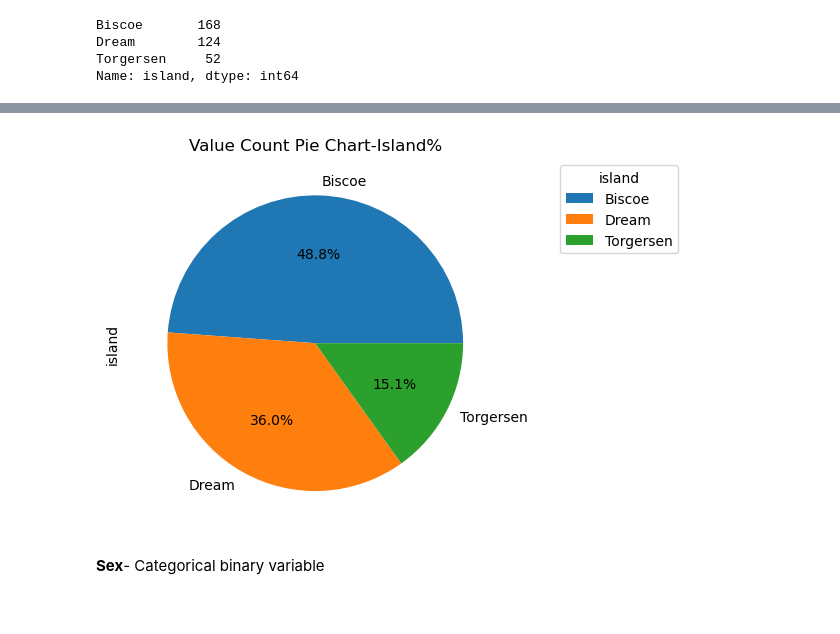
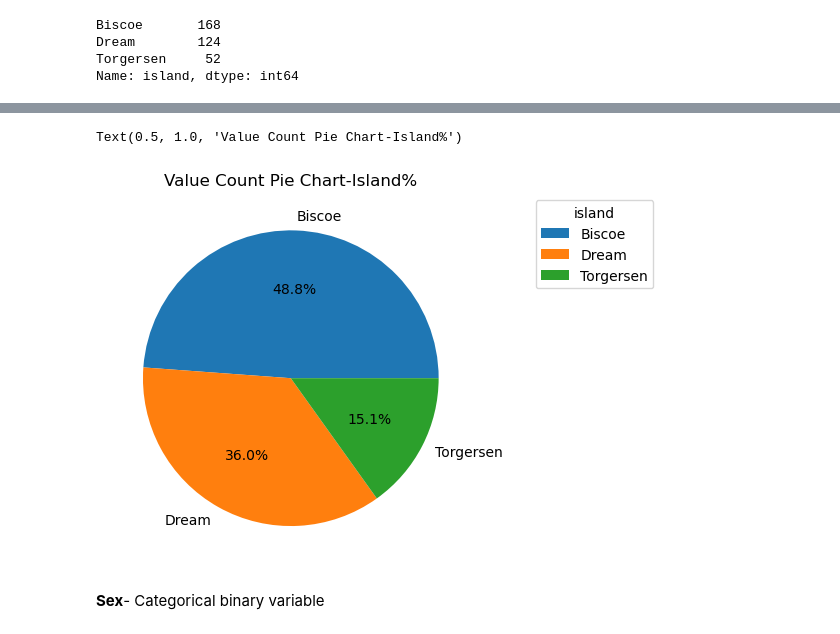
Before and after one commit to OlgaKnut/fundamentals-of-data-analysis-project, a Jupyter notebook: tasks.ipynb, the cells around one changed output, grey strips where cells are left out. Saved outputs shown, nothing was run; the diff lists cells and outputs as text; code cells hidden in the pictures.

```diff
--- a/tasks.ipynb
+++ b/tasks.ipynb
@@ -223,13 +222,12 @@ plt.show()
 # %%
 ax=penguins_df['island'].value_counts().plot(kind='pie',autopct='%1.1f%%')
 
 ax.legend( title="island", loc="best", bbox_to_anchor=(1, 0, 0.5, 1))
-
+ax.yaxis.set_visible(False)
 ax.set_title("Value Count Pie Chart-Island%")
-
-plt.show()
 # %% [output]
+Text(0.5, 1.0, 'Value Count Pie Chart-Island%')
-[figure, old version]
+[figure, new version]
 # %% [markdown]
 **Sex**- Categorical binary variable
 # %%
```
Also changed, not shown: parts of 26 cells of this notebook, 1 other file.
